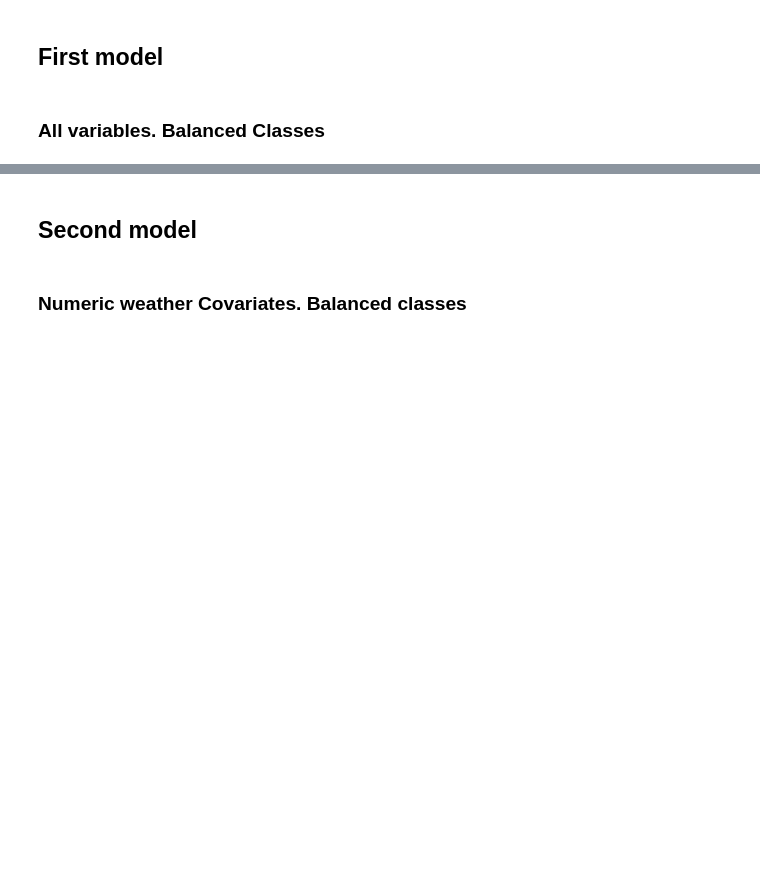
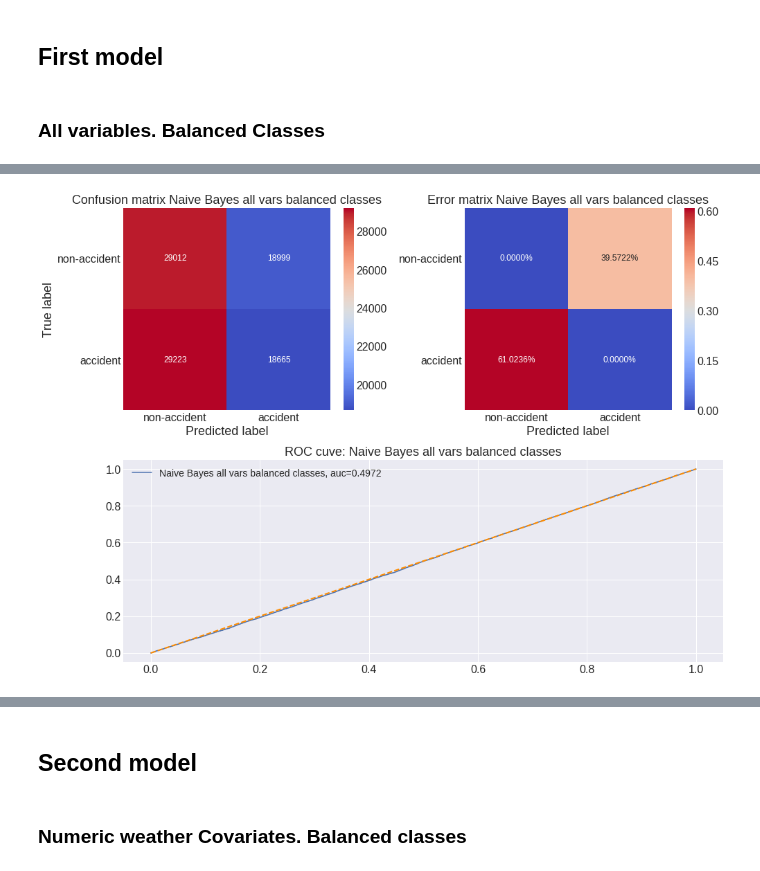
Before and after one commit to mrestay/DS4A-traffic-project, a Jupyter notebook: models/classification_mateo.ipynb, the cells around one changed output, grey strips where cells are left out. Cells and saved outputs as stored; diff of their text form; code cells hidden in the pictures; blank space fills up the shorter version.

```diff
--- a/models/classification_mateo.ipynb
+++ b/models/classification_mateo.ipynb
@@ -318,0 +241,13 @@ roc_curve(clf2.predict_proba(X_test)[:,1], y_test, "Naive Bayes")
+# %%
+feature_columns_model_1 = ['x', 'y', 'month', 'day', 'day_of_year', 'hour',
+       'cluster_id', 'area_km2', 'population',
+       'population_density', 'precipIntensity', 'precipProbability',
+       'temperature', 'apparentTemperature', 'dewPoint', 'humidity',
+       'windSpeed', 'windBearing', 'cloudCover', 'uvIndex', 'visibility',
+       'pressure', 'windGust', 'ozone', 'borough_id', 'summary_Clear',
+       'summary_Foggy', 'summary_Heavy Rain', 'summary_Light Rain',
+       'summary_Mostly Cloudy', 'summary_Overcast', 'summary_Partly Cloudy',
+       'summary_Possible Drizzle', 'summary_Possible Light Rain',
+       'summary_Rain', 'sample_type']
+# %%
+df_majority_1, df_minority_1 = separate_classes(get_df(feature_columns_model_1))
@@ -318,0 +256,5 @@ roc_curve(clf2.predict_proba(X_test)[:,1], y_test, "Naive Bayes")
+# %%
+df_upsampled_1 = resample_df('up', df_majority_1, df_minority_1)
+X_train, X_test, y_train, y_test = train_test_df(df_upsampled_1, feature_columns_model_1)
+# %%
+clf1, y_pred_1, y_pred_proba_1 = model_fit_predict(X_train, X_test, y_train, y_test)
@@ -318,0 +280,4 @@ roc_curve(clf2.predict_proba(X_test)[:,1], y_test, "Naive Bayes")
+# %%
+model_plot(y_test, y_pred_1, y_pred_proba_1, 'Naive Bayes all vars balanced classes')
+# %% [output]
+[figure, added]
```
Also changed, not shown: parts of 49 cells of this notebook, 1 other file.
